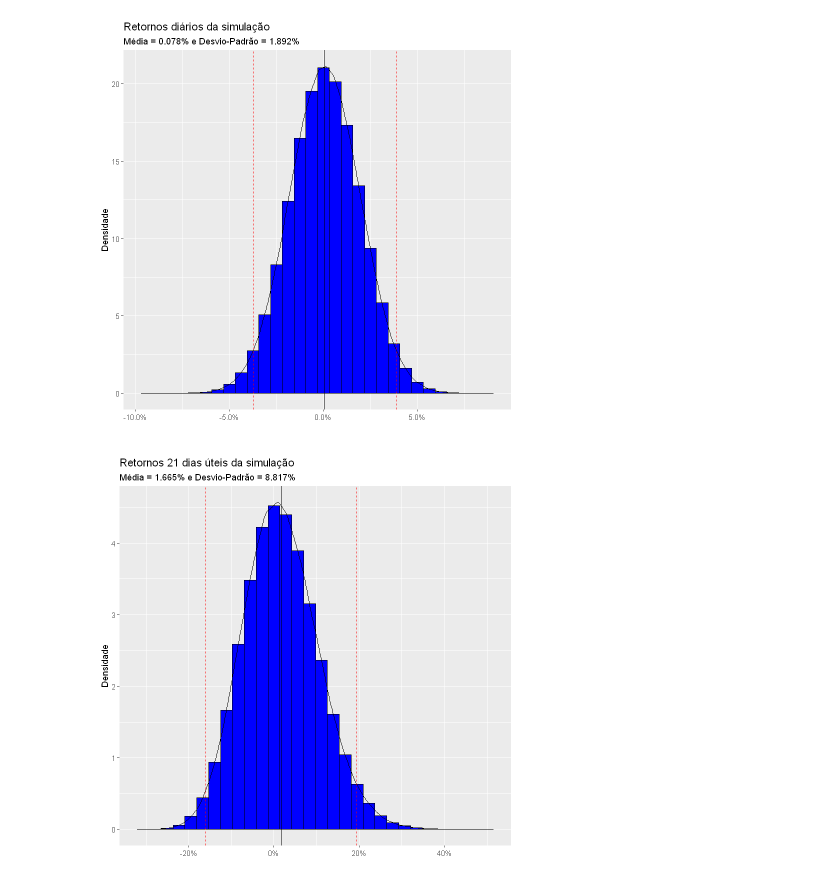
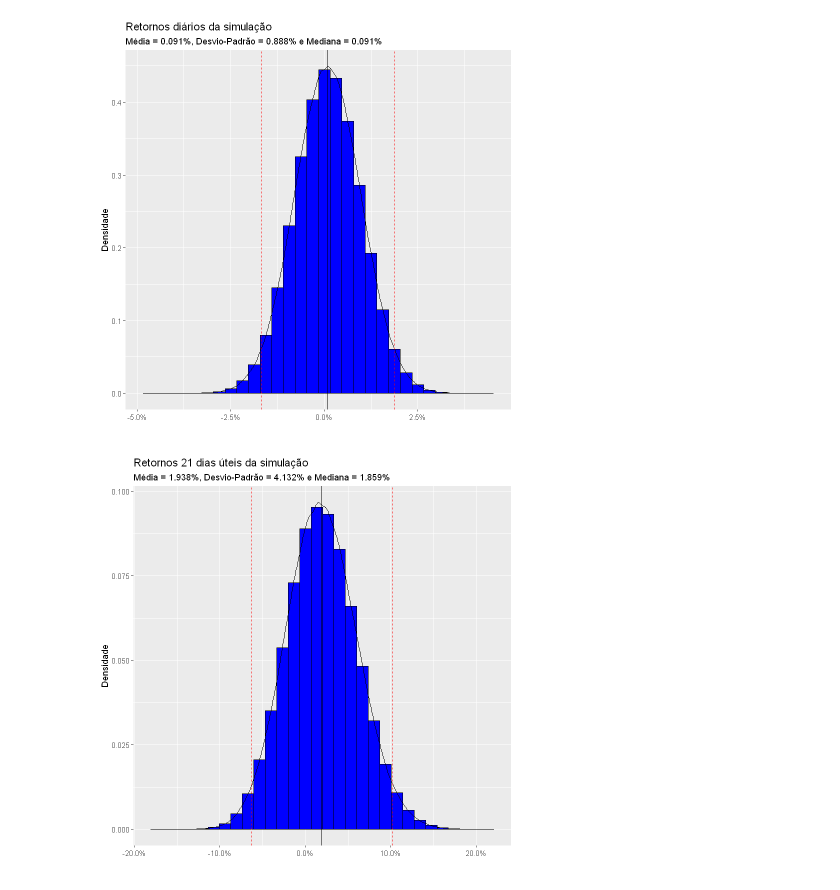
Before and after one commit to GabrielMarquezMatte/Meus-Arquivos, a Jupyter notebook: Ações e opções/Simulação Monte Carlo.ipynb, the cells around one changed output. Cells and saved outputs as stored; diff of their text form; code cells hidden in the pictures.

```diff
--- a/Ações e opções/Simulação Monte Carlo.ipynb
+++ b/Ações e opções/Simulação Monte Carlo.ipynb
@@ -26,12 +29,12 @@ library(dplyr)
 library(tidyr)
 # %%
 #Retorno esperado, desvio-padrão e período de 1 ano útil
-u <- 0.2
-sd <- 0.3
+u <- 0.228418749759363
+sd <- 0.140691431084742
 periodo <- 1:252
 # %%
 #Dados da simulação
-n_sim <- 5000
+n_sim <- 4000
 total_sim <- matrix(0, nrow = length(periodo), ncol = n_sim)
 p_inicial <- 100
 # %%
@@ -161,37 +165,39 @@ bandas <- c(mean(retorno$value),
             mean(retorno$value)+2*sd(retorno$value),
             mean(retorno$value)-2*sd(retorno$value))
 retorno %>%
-  ggplot(aes(x = value, after_stat(density)))+
+  ggplot(aes(x = value, after_stat(density)/100))+
   geom_histogram(fill = "blue", col = "black", bins = 30)+
   geom_density()+
   labs(x = "", y = "Densidade",
        title = "Retornos diários da simulação",
-       subtitle = paste0("Média = ",round(mean(retorno$value)*100,3),"% e Desvio-Padrão = ",
-                         round(sd(retorno$value)*100,3), "%"))+
+       subtitle = paste0("Média = ",round(mean(retorno$value)*100,3),"%, Desvio-Padrão = ",
+                         round(sd(retorno$value)*100,3),
+                         "% e Mediana = ",round(median(retorno$value)*100,3),"%"))+
   geom_vline(xintercept = bandas, lty = c(1,2,2), col = c("black", "red", "red"))+
   scale_x_continuous(labels = scales::percent)
 # %% [output]
-[figure, old version]
+[figure, new version]
 # %%
 #Histograma de retornos mensais (21 dias úteis)
 var_m <- retorno_m %>%
   data.frame() %>%
   gather(key = "Simulacoes", value = "value")
 bandas_m<- c(mean(var_m$value),
             mean(var_m$value)+2*sd(var_m$value),
             mean(var_m$value)-2*sd(var_m$value))
 var_m %>%
-  ggplot(aes(x = value, after_stat(density)))+
+  ggplot(aes(x = value, after_stat(density)/100))+
   geom_histogram(fill = "blue", col = "black", bins = 30)+
   geom_density()+
   labs(x = "", y = "Densidade",
        title = "Retornos 21 dias úteis da simulação",
-       subtitle = paste0("Média = ",round(mean(var_m$value)*100,3),"% e Desvio-Padrão = ",
-                         round(sd(var_m$value)*100,3), "%"))+
+       subtitle = paste0("Média = ",round(mean(var_m$value)*100,3),"%, Desvio-Padrão = ",
+                         round(sd(var_m$value)*100,3),
+                         "% e Mediana = ", round(median(var_m$value)*100,3),"%"))+
   geom_vline(xintercept = bandas_m, lty = c(1,2,2), col = c("black", "red", "red"))+
   scale_x_continuous(labels = scales::percent)
 # %% [output]
-[figure, old version]
+[figure, new version]
 # %%
 #Probabilidade pela distribuição normal
 prob1 <- pnorm(data$Final, mean = mean(data$Final), sd = sd(data$Final))
```
Also changed, not shown: parts of 12 cells of this notebook, 7 other files.
